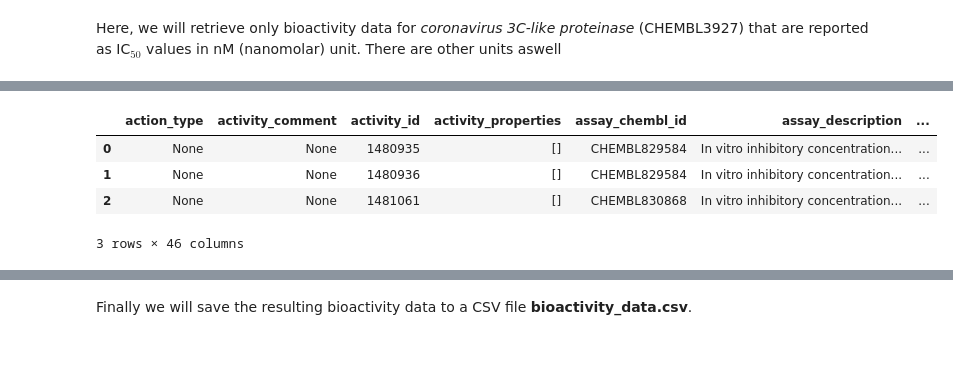
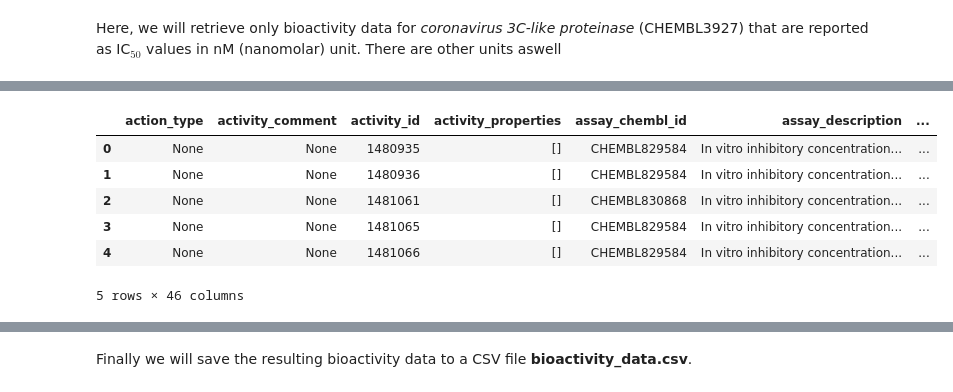
Before and after one commit to HussainAhmed202/my-bioinformatics-journal, a Jupyter notebook: Projects/DrugDiscovery.ipynb, the cells around one changed output, grey strips where cells are left out. Saved outputs shown, nothing was run; the diff lists cells and outputs as text; code cells hidden in the pictures; blank space fills up the shorter version.

```diff
--- a/Projects/DrugDiscovery.ipynb
+++ b/Projects/DrugDiscovery.ipynb
@@ -81,13 +80,15 @@ res = activity.filter(target_chembl_id=selected_target).filter(standard_type="IC
 # %%
 df = pd.DataFrame.from_dict(res)
 # %%
-df.head(3)
+df.head()
 # %% [output]
 |  | action_type | activity_comment | activity_id | activity_properties | assay_chembl_id | assay_description | ... |
 | 0 | None | None | 1480935 | [] | CHEMBL829584 | In vitro inhibitory concentration... | ... |
 | 1 | None | None | 1480936 | [] | CHEMBL829584 | In vitro inhibitory concentration... | ... |
 | 2 | None | None | 1481061 | [] | CHEMBL830868 | In vitro inhibitory concentration... | ... |
+| 3 | None | None | 1481065 | [] | CHEMBL829584 | In vitro inhibitory concentration... | ... |
+| 4 | None | None | 1481066 | [] | CHEMBL829584 | In vitro inhibitory concentration... | ... |
-3 rows × 46 columns
+5 rows × 46 columns
 # %% [markdown]
 ![image.png](embedded-picture-1)
 # %% [markdown]
```
Also changed, not shown: parts of 65 cells of this notebook.
